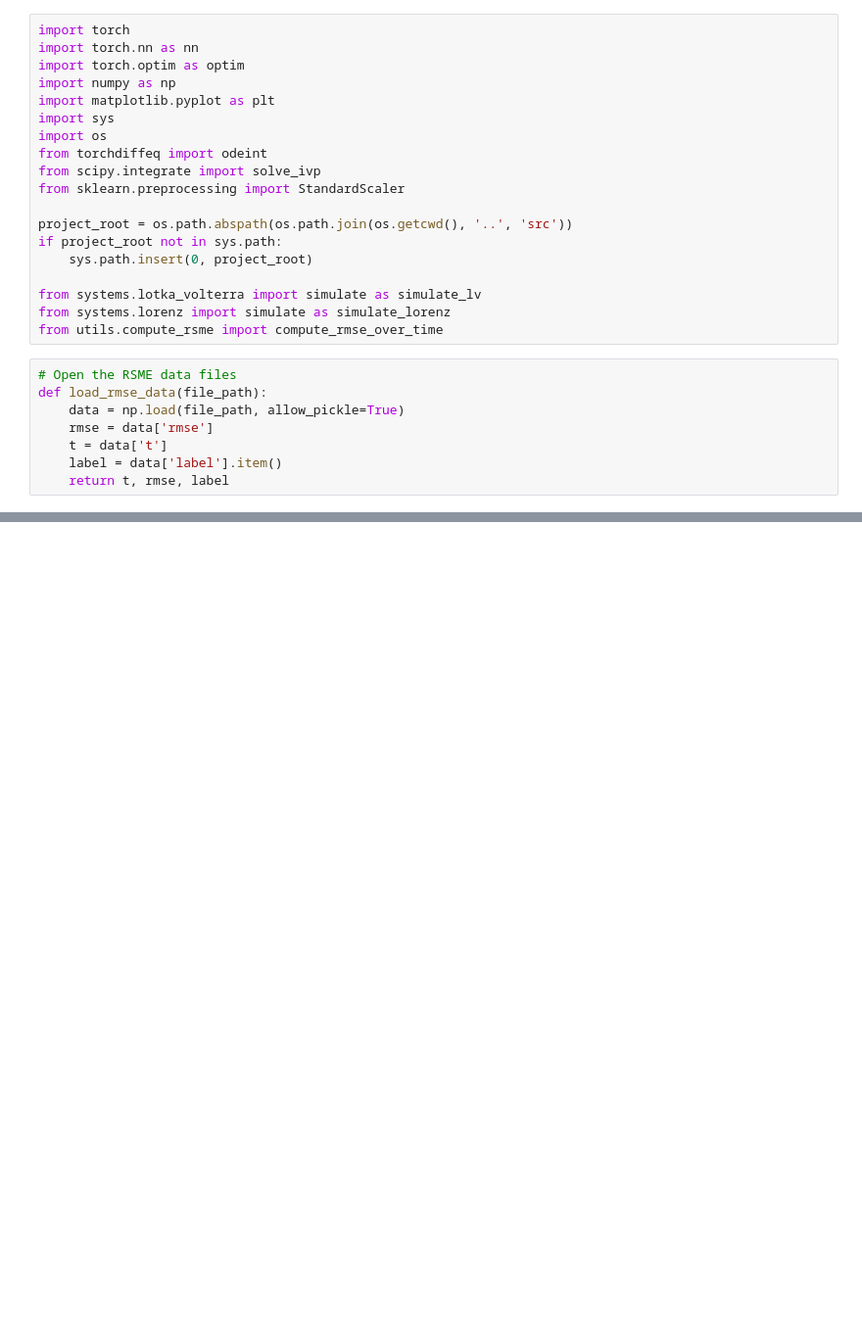
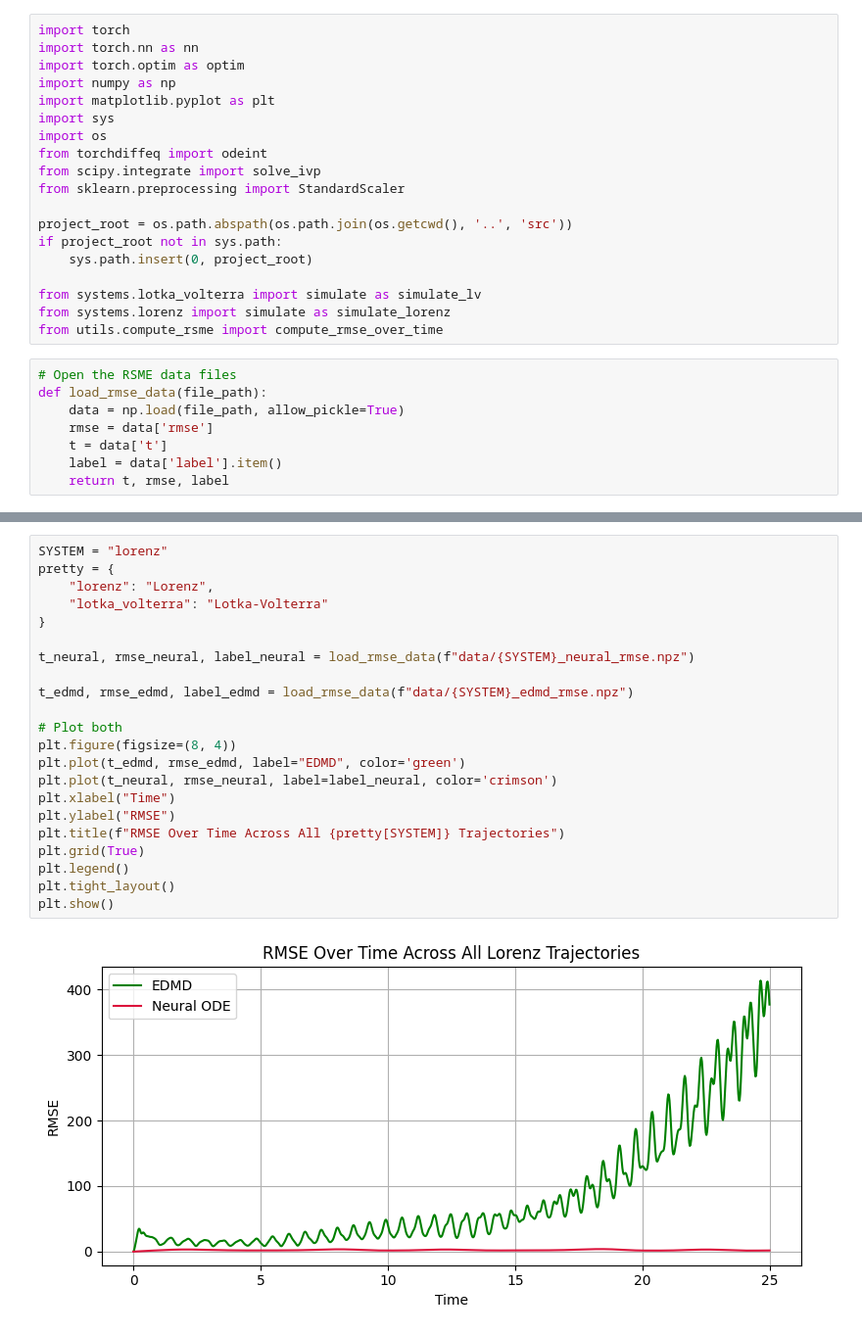
Before and after one commit to smojha/acm-270, a Jupyter notebook: notebooks/overlaid_rsme.ipynb, the cells around one changed output, grey strips where cells are left out. Shown at 98% size. Drawn from its saved outputs; the diff is of its cells as text; blank space fills up the shorter version.

```diff
--- a/notebooks/overlaid_rsme.ipynb
+++ b/notebooks/overlaid_rsme.ipynb
@@ -52,0 +65,24 @@ plt.show()
+# %%
+SYSTEM = "lorenz"
+pretty = {
+    "lorenz": "Lorenz",
+    "lotka_volterra": "Lotka-Volterra"
+}
+
+t_neural, rmse_neural, label_neural = load_rmse_data(f"data/{SYSTEM}_neural_rmse.npz")
+
+t_edmd, rmse_edmd, label_edmd = load_rmse_data(f"data/{SYSTEM}_edmd_rmse.npz")
+
+# Plot both
+plt.figure(figsize=(8, 4))
+plt.plot(t_edmd, rmse_edmd, label="EDMD", color='green')
+plt.plot(t_neural, rmse_neural, label=label_neural, color='crimson')
+plt.xlabel("Time")
+plt.ylabel("RMSE")
+plt.title(f"RMSE Over Time Across All {pretty[SYSTEM]} Trajectories")
+plt.grid(True)
+plt.legend()
+plt.tight_layout()
+plt.show()
+# %% [output]
+[figure, added]
```
Also changed, not shown: parts of 2 cells of this notebook, 24 other files.
